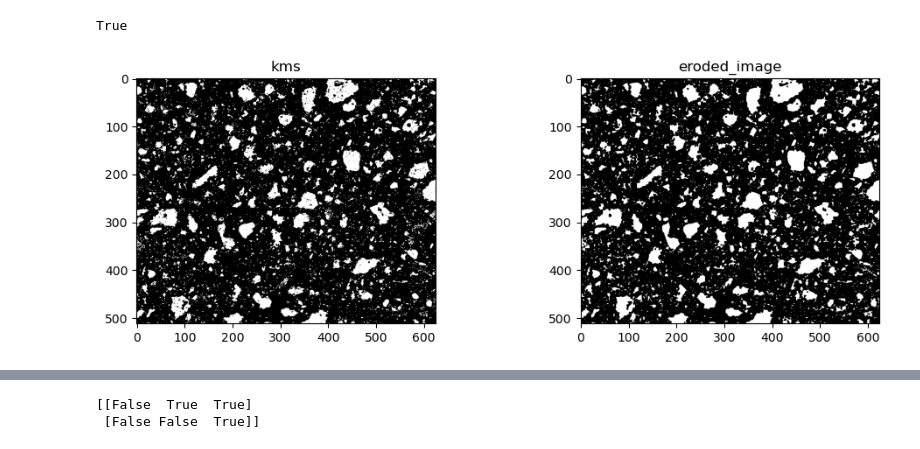
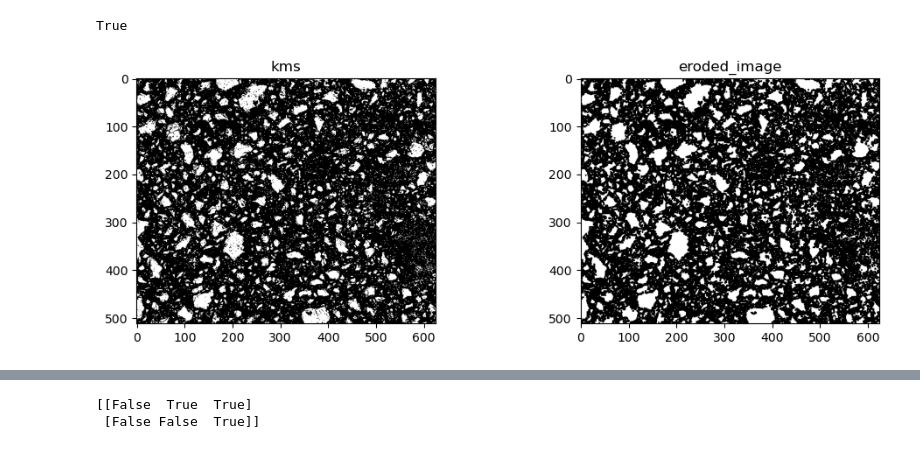
Before and after one commit to Barryzp/ml-workspace, a Jupyter notebook: registration/basic-operator/image_segmetion.ipynb, the cells around one changed output, grey strips where cells are left out. Cells and saved outputs as stored; diff of their text form; code cells hidden in the pictures.

```diff
--- a/registration/basic-operator/image_segmetion.ipynb
+++ b/registration/basic-operator/image_segmetion.ipynb
@@ -66,37 +66,37 @@ plt.subplots_adjust(wspace=0.4, hspace=0.4)
 
 kms = cv2.imread(f'{src_path}/{file_name}-enhanced-roi-kms3.bmp', cv2.IMREAD_GRAYSCALE)
 
-gray_cls = 127
+gray_cls = 0
 
 neg_cls = kms != gray_cls
 positive_cls = kms == gray_cls
 kms[neg_cls] = 0
 kms[positive_cls] = 255
 
 
 # 定义核（kernel）的大小
 kernel_size = 3
 kernel = np.ones((kernel_size, kernel_size), np.uint8)
 
 # 膨胀操作
 dilated_image = cv2.dilate(kms, kernel, iterations=1)
 
 # 腐蚀操作
 eroded_image = cv2.erode(dilated_image, kernel, iterations=1)
 
 
 
 plt.figure(figsize=(12, 8))
 plt.subplot(2, 2, 1), plt.imshow(kms, cmap='gray',vmin=0, vmax=255), plt.title('kms')
 plt.subplot(2, 2, 2), plt.imshow(eroded_image, cmap='gray',vmin=0, vmax=255), plt.title('eroded_image')
 # plt.subplot(2, 2, 3), plt.imshow(floated_img, cmap='gray',vmin=0, vmax=255), plt.title('floated')
 # plt.subplot(2, 2, 4), plt.imshow(rotated, cmap='gray',vmin=0, vmax=255), plt.title('transform_origin')
 
 
 cv2.imwrite(f'{src_path}/{file_name}-enhanced-roi-kms3-filter.bmp', eroded_image)
 # %% [output]
 True
-[figure, old version]
+[figure, new version]
 # %%
 import cv2
 import numpy as np
```
Also changed, not shown: parts of 3 cells of this notebook, 6 other files.
